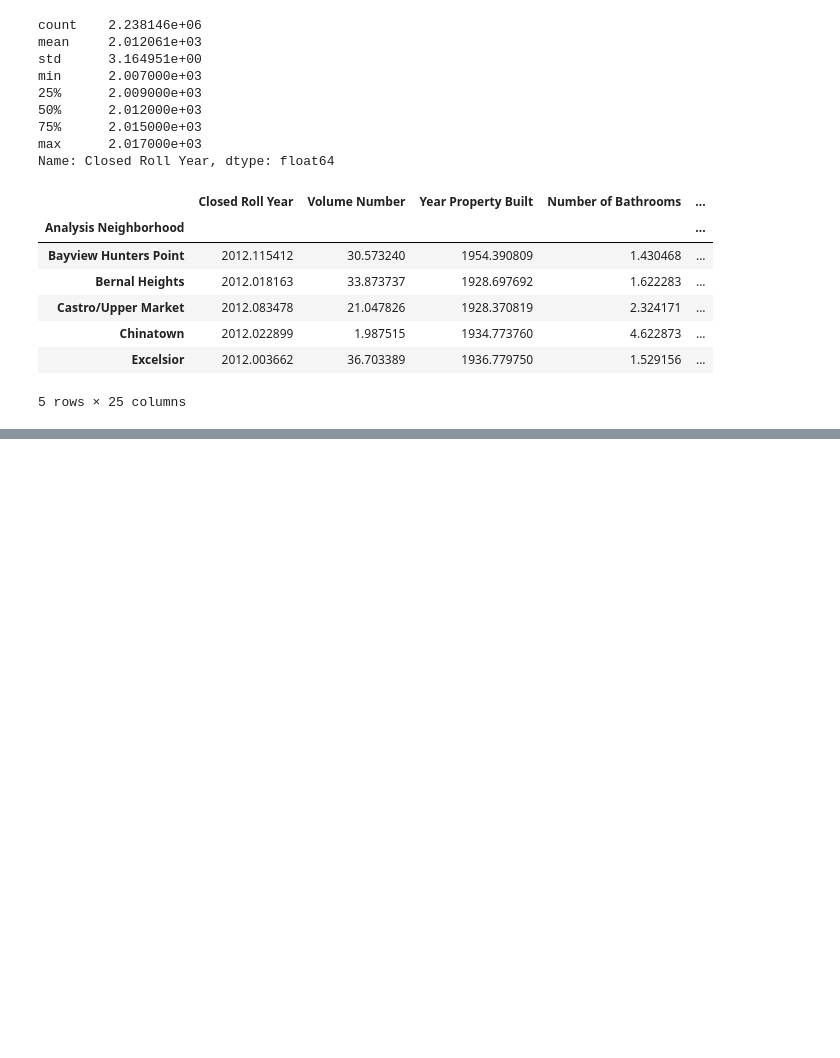
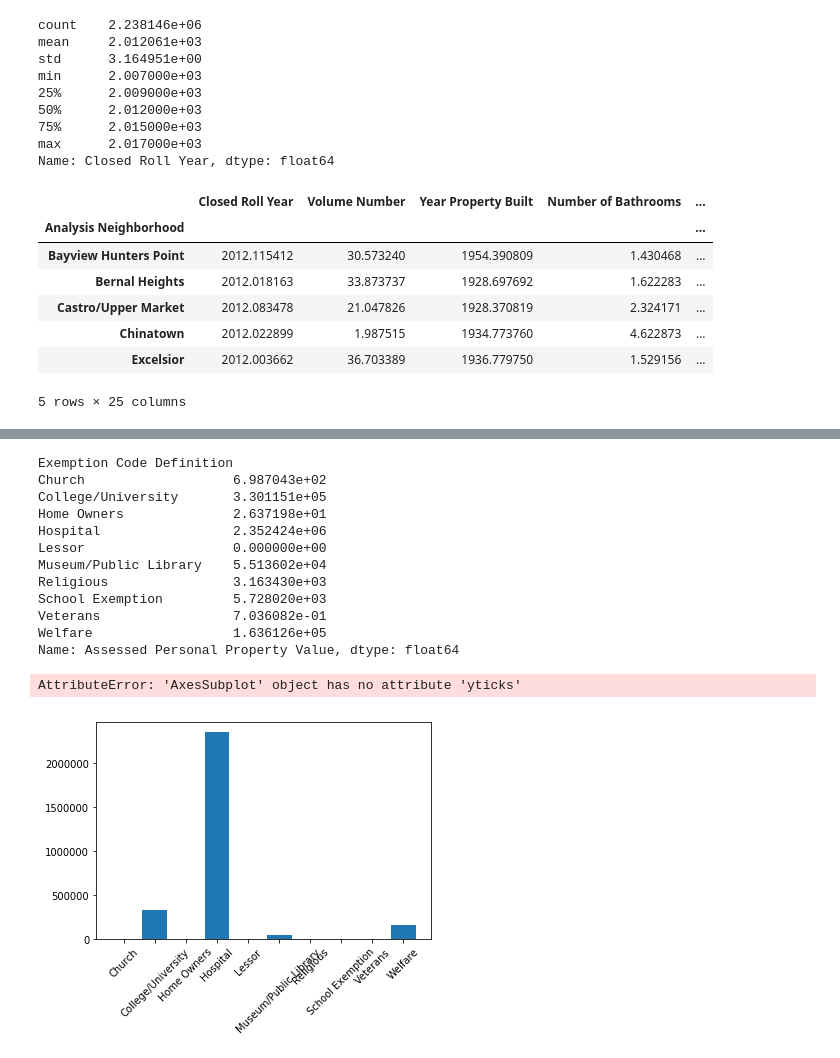
Before and after one commit to daericks/datasf, a Jupyter notebook: notebooks/property_tax_rolls-explore.ipynb, the cells around one changed output, grey strips where cells are left out. Saved outputs shown, nothing was run; the diff lists cells and outputs as text; code cells hidden in the pictures; blank space fills up the shorter version.

```diff
--- a/notebooks/property_tax_rolls-explore.ipynb
+++ b/notebooks/property_tax_rolls-explore.ipynb
@@ -261,0 +273,22 @@ df_groupby_nhood = df.pivot_tablet(index='Closed Roll Year', columns='Analysis N
+# %%
+df_exCode_appval = df.groupby(by='Exemption Code Definition')['Assessed Personal Property Value'].mean()
+print(df_exCode_appval)
+fig, ax = plt.subplots(figsize=(6,4))
+plt.bar(height=df_exCode_appval, x=df_exCode_appval.index)
+plt.xticks(rotation=45)
+ax.yticks(log=True)
+# %% [output]
+Exemption Code Definition
+Church                   6.987043e+02
+College/University       3.301151e+05
+Home Owners              2.637198e+01
+Hospital                 2.352424e+06
+Lessor                   0.000000e+00
+Museum/Public Library    5.513602e+04
+Religious                3.163430e+03
+School Exemption         5.728020e+03
+Veterans                 7.036082e-01
+Welfare                  1.636126e+05
+Name: Assessed Personal Property Value, dtype: float64
+AttributeError: 'AxesSubplot' object has no attribute 'yticks'
+[figure, added]
```
Also changed, not shown: parts of 6 cells of this notebook, 1 other file.
